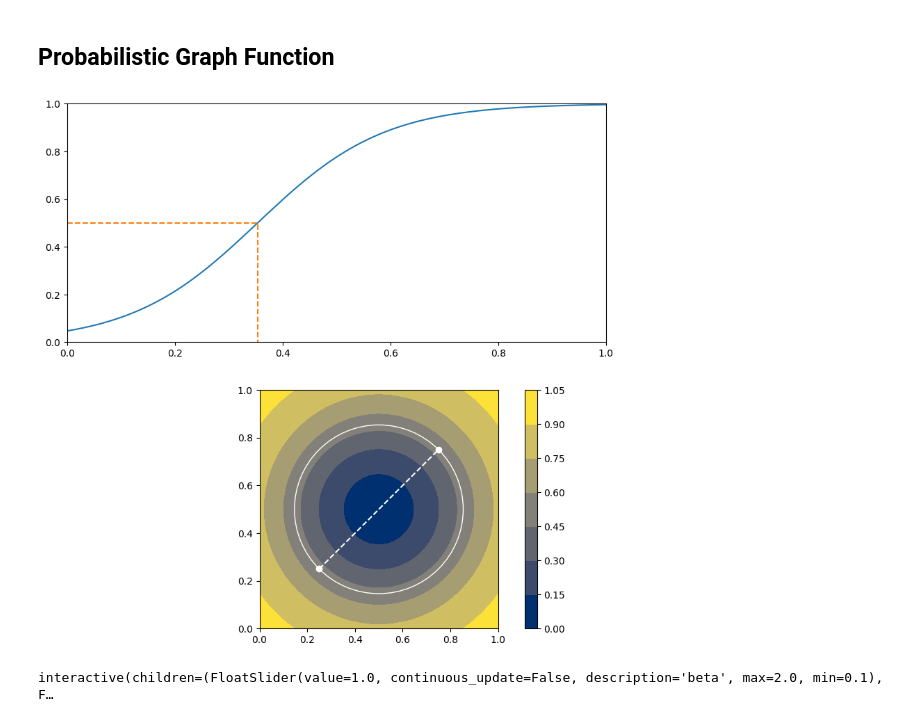
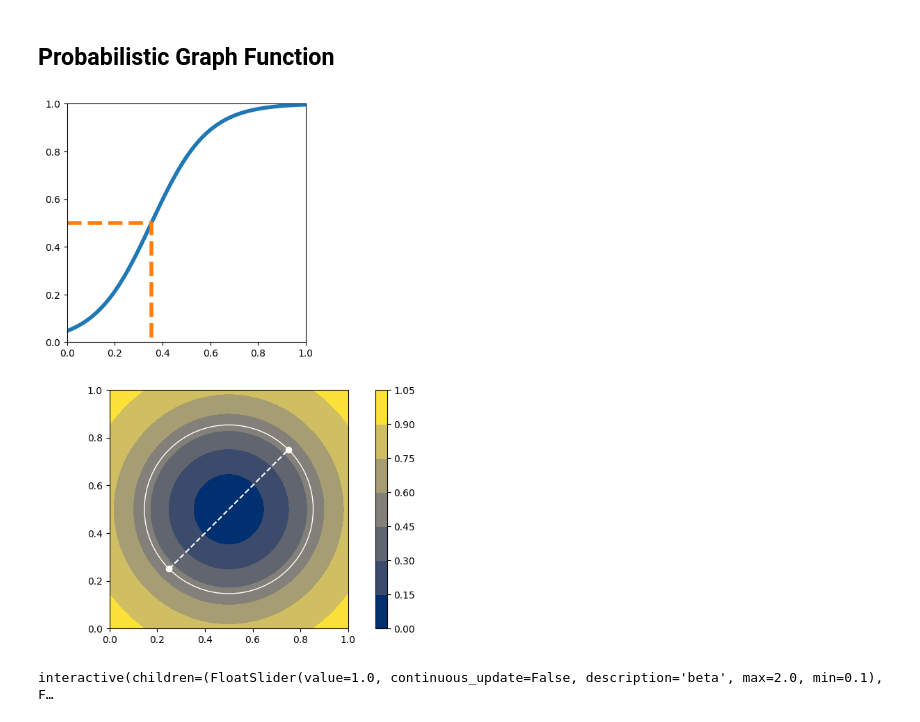
Before and after one commit to maljovec/topopy, a Jupyter notebook: ProbabilisticPersistenceDiagram.ipynb, the cells around one changed output. Drawn from its saved outputs; the diff is of its cells as text; code cells hidden in the pictures.

```diff
--- a/ProbabilisticPersistenceDiagram.ipynb
+++ b/ProbabilisticPersistenceDiagram.ipynb
@@ -275,36 +245,37 @@ plot_overlay(msc, 10000, 100)
 # %%
 def logistic_function(x, r):
     k = 3. / r
     return 1 / (1 + np.exp(-k*(x - r)))
 
 P = np.array([[0.25, 0.25],[0.75, 0.75]])
 mid = np.average(P, axis=0)
 r = np.linalg.norm(mid - P[0])
 
 x, y, X = validation_grid(40)
 Z = logistic_function(np.linalg.norm(X - mid, axis=1), r)
 z = Z.reshape(x.shape)
 
 fig, ax = plt.subplots(2, 1, figsize=(10, 10), dpi=100)
 x1 = np.linspace(0, max(2*r,1), 100)
 y1 = logistic_function(x1, r)
 
-ax[0].plot(x1, y1)
-ax[0].plot([min(x1), r, r], [0.5, 0.5, 0], linestyle='--')
+ax[0].plot(x1, y1, linewidth=4)
+ax[0].plot([min(x1), r, r], [0.5, 0.5, 0], linestyle='--', linewidth=4)
 ax[0].set_xlim(0, 1)
 ax[0].set_ylim(0, 1)
+ax[0].set_aspect('equal')
 
 contour = ax[1].contourf(x,y,z, cmap=plt.cm.cividis, vmin=0, vmax=1)
 ax[1].scatter(P[:, 0], P[:, 1], color='#ffffff')
 ax[1].plot(P[:, 0], P[:, 1], linestyle='--', color='#ffffff')
 empty_region = patches.Circle(mid, r, facecolor='none', edgecolor='#ffffff')
 ax[1].add_patch(empty_region)
 cb = fig.colorbar(contour, ax=ax[1], boundaries=(0,1))
 ax[1].set_xlim(0, 1)
 ax[1].set_ylim(0, 1)
 ax[1].set_aspect('equal')
 # %% [output]
-[figure, old version]
+[figure, new version]
 # %%
 @interact(beta=widgets.FloatSlider(min=0.1, max=2.0, step=0.1, value=1, continuous_update=False),
           lp=widgets.FloatSlider(min=0.1, max=5.0, step=0.1, value=2, continuous_update=False),
```
Also changed, not shown: parts of 14 cells of this notebook.
